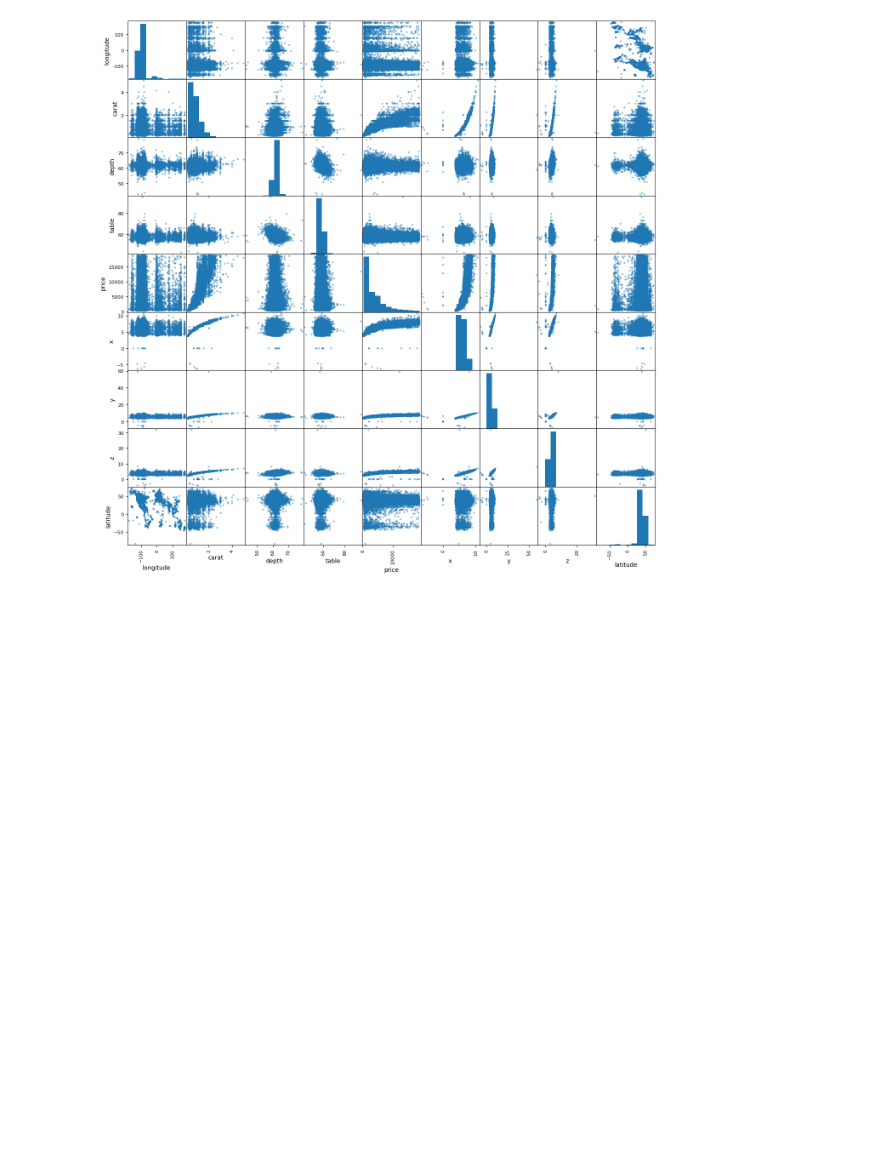
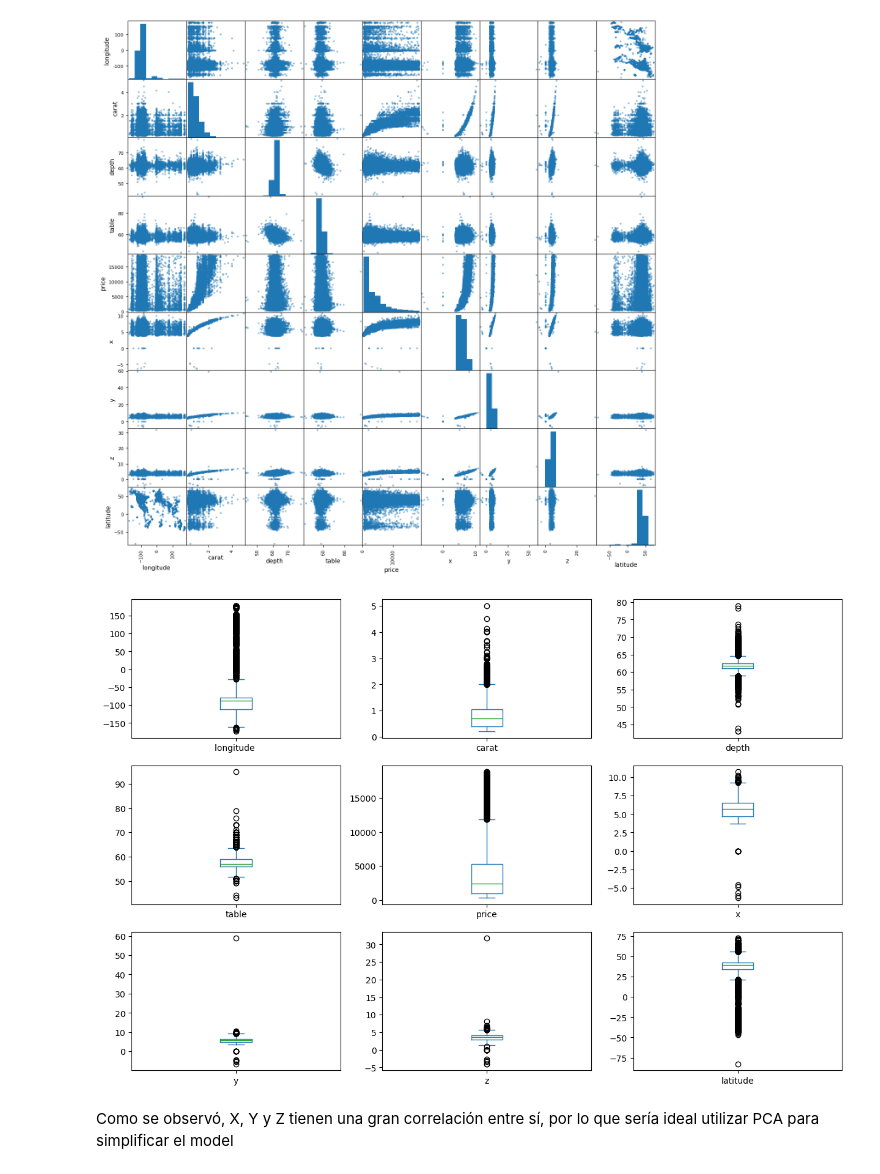
Before and after one commit to AlanMLCH/pythonDataScience, a Jupyter notebook: lapidarist/notebooks/EDA.ipynb, the cells around one changed output. Saved outputs shown, nothing was run; the diff lists cells and outputs as text; code cells hidden in the pictures; blank space fills up the shorter version.

```diff
--- a/lapidarist/notebooks/EDA.ipynb
+++ b/lapidarist/notebooks/EDA.ipynb
@@ -459,3 +467,10 @@ scatter_matrix(numerical_features, figsize=(16,16))
 plt.show()
 # %% [output]
 [figure]
+# %%
+numerical_features.plot(kind='box',figsize=(15,10),subplots=True,layout=(3,3))
+plt.show()
+# %% [output]
+[figure, added]
+# %% [markdown]
+Como se observó, X, Y y Z tienen una gran correlación entre sí, por lo que sería ideal utilizar PCA para simplificar el model
```
Also changed, not shown: parts of 23 cells of this notebook.
